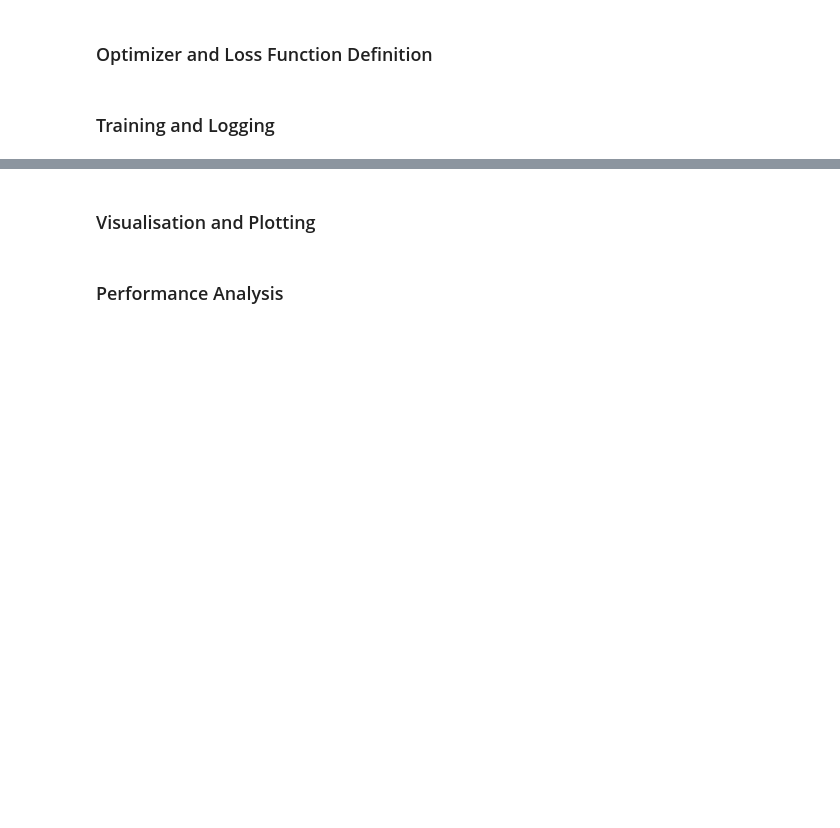
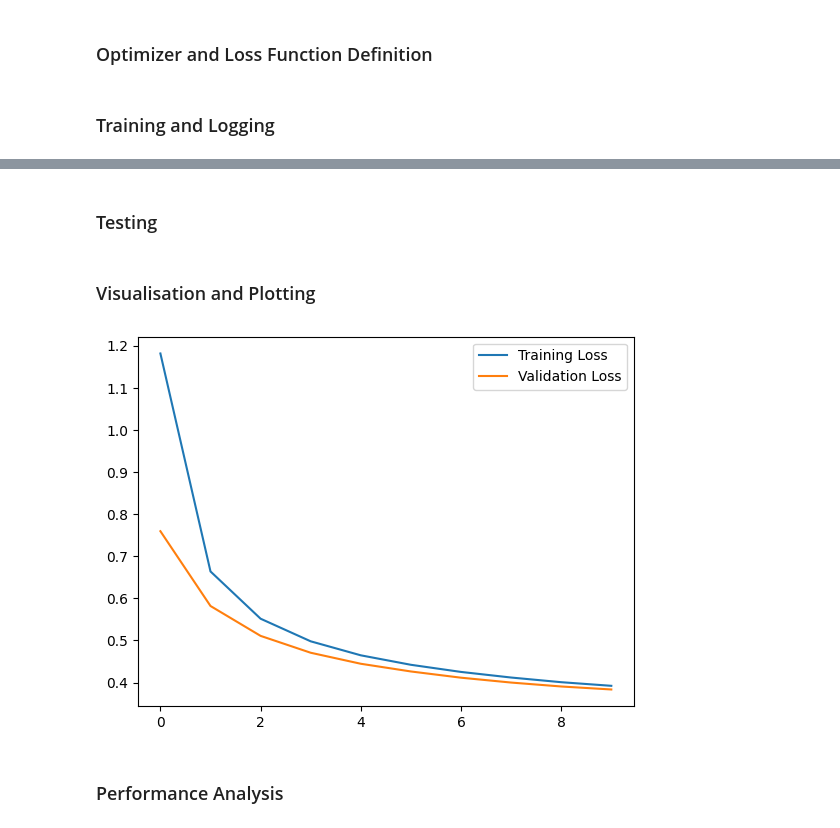
Before and after one commit to mosheriif/ai-mnist-classification, a Jupyter notebook: test.ipynb, the cells around one changed output, grey strips where cells are left out. Cells and saved outputs as stored; diff of their text form; code cells hidden in the pictures; blank space fills up the shorter version.

Commit message:
softmax regression training done

```diff
--- a/test.ipynb
+++ b/test.ipynb
@@ -40,14 +41,24 @@ X_train = X_train / 255.0
 ### Dataset Splitting
 #### 60% training, 20% validation, and 20% testing
 # %%
-training_data, validation_data = train_test_split(X_train, test_size=0.2, random_state=42)
-training_data, test_data = train_test_split(training_data, test_size=0.25, random_state=42)
+X_train = torch.tensor(X_train, dtype=torch.float32)
+Y_train = torch.tensor(Y_train, dtype=torch.long)
+X_temp, X_test, Y_temp, Y_test = train_test_split(X_train, Y_train, test_size=0.2, random_state=42)
+X_train, X_val, Y_train, Y_val = train_test_split(X_temp, Y_temp, test_size=0.25, random_state=42)
 # %% [markdown]
 ### Batching the Data
-# %%
-train_loader = DataLoader(training_data, batch_size=64, shuffle=True)
-val_loader = DataLoader(validation_data, batch_size=64, shuffle=False)
-test_loader = DataLoader(test_data, batch_size=64, shuffle=False)
+# %%
+training_dataset = TensorDataset(X_train, Y_train)
+validation_dataset = TensorDataset(X_val, Y_val)
+test_dataset = TensorDataset(X_test, Y_test)
+
+def data_loader(batch_size):
+    train_loader = DataLoader(training_dataset, batch_size=batch_size, shuffle=True)
+    val_loader = DataLoader(validation_dataset, batch_size=batch_size, shuffle=False)
+    test_loader = DataLoader(test_dataset, batch_size=batch_size, shuffle=False)
+    return train_loader, val_loader, test_loader
+
+train_loader, val_loader, test_loader = data_loader(64)
 # %% [markdown]
 ## Softmax Regression
 # %% [markdown]
@@ -65,4 +74,12 @@ model = SoftmaxRegression(input_size=28*28, num_classes=10)
 # %% [markdown]
 ### Optimizer and Loss Function Definition
+# %%
+def softmax(learning_rate):
+    model = SoftmaxRegression(input_size=28*28, num_classes=10)
+    optimizer = torch.optim.SGD(model.parameters(), lr=learning_rate)
+    criterion = nn.CrossEntropyLoss()
+    return model, optimizer, criterion
+
+model, optimizer, criterion = softmax(0.01)
 # %% [markdown]
 ### Training and Logging
@@ -68,0 +155,2 @@ model = SoftmaxRegression(input_size=28*28, num_classes=10)
+# %% [markdown]
+### Testing
@@ -69,5 +176,15 @@ model = SoftmaxRegression(input_size=28*28, num_classes=10)
 # %% [markdown]
 ### Visualisation and Plotting
+# %%
+def plotter():
+    plt.plot(training_losses, label='Training Loss')
+    plt.plot(validation_losses, label='Validation Loss')
+    plt.legend()
+    plt.show()
+
+plotter()
+# %% [output]
+[figure, added]
 # %% [markdown]
 ### Performance Analysis
 # %% [markdown]
```
Also changed, not shown: parts of 5 cells of this notebook.
